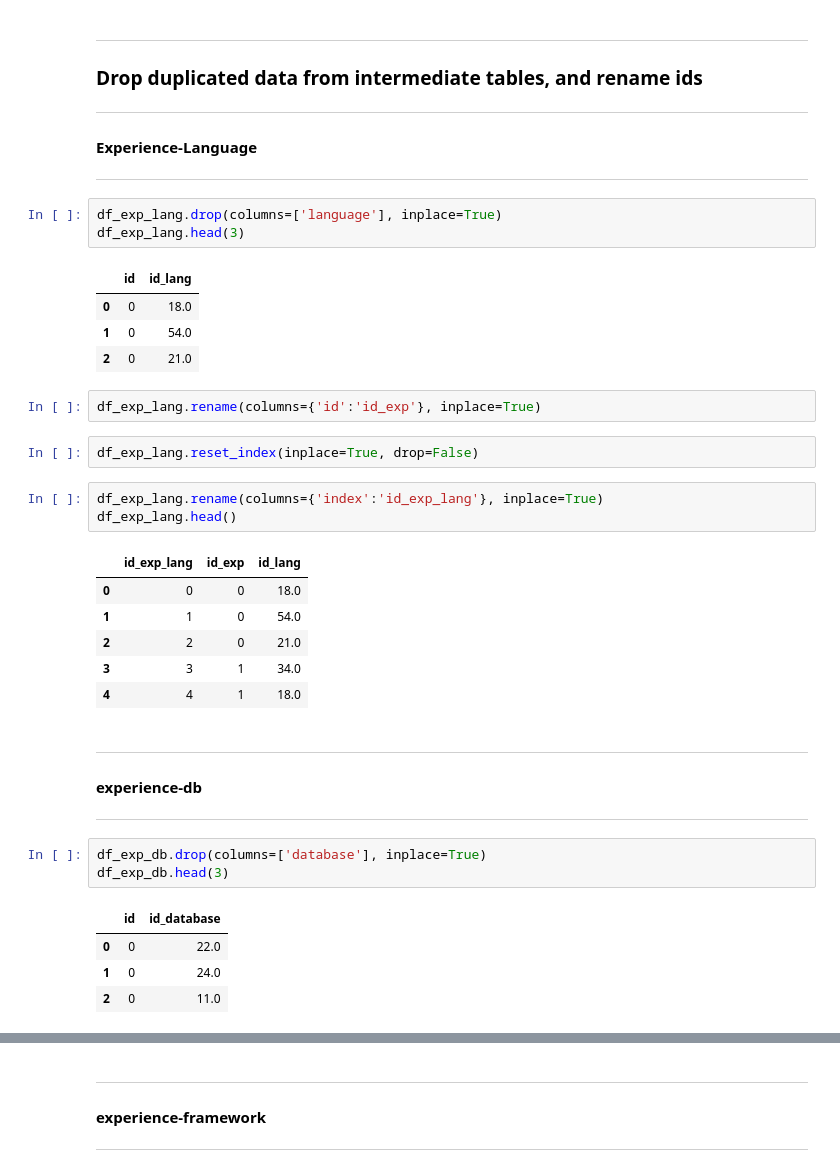
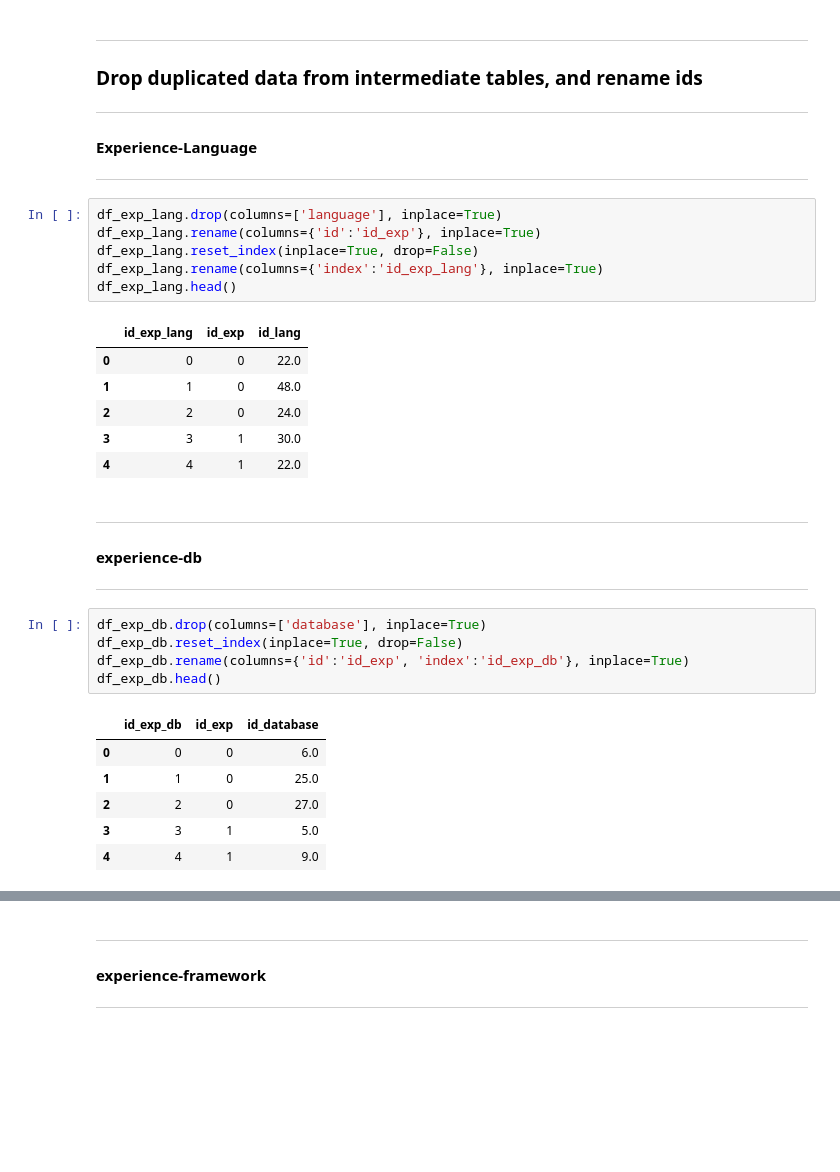
Before and after one commit to PhDNoe/PF_Tendencias_Mercado_Laboral, a Jupyter notebook: tables_for_postgres/get_table.ipynb, the cells around one changed output, grey strips where cells are left out. Cells and saved outputs as stored; diff of their text form; blank space fills up the shorter version.

```diff
--- a/tables_for_postgres/get_table.ipynb
+++ b/tables_for_postgres/get_table.ipynb
@@ -439,28 +476,19 @@ df_exp_platform.head()
 #### Experience-Language
 
 ---
-# %%
-df_exp_lang.drop(columns=['language'], inplace=True)
-df_exp_lang.head(3)
-# %% [output]
-|  | id | id_lang |
-| 0 | 0 | 18.0 |
-| 1 | 0 | 54.0 |
-| 2 | 0 | 21.0 |
-# %%
-df_exp_lang.rename(columns={'id':'id_exp'}, inplace=True)
-# %%
-df_exp_lang.reset_index(inplace=True, drop=False)
 # %%
+df_exp_lang.drop(columns=['language'], inplace=True)
+df_exp_lang.rename(columns={'id':'id_exp'}, inplace=True)
+df_exp_lang.reset_index(inplace=True, drop=False)
 df_exp_lang.rename(columns={'index':'id_exp_lang'}, inplace=True)
 df_exp_lang.head()
 # %% [output]
 |  | id_exp_lang | id_exp | id_lang |
-| 0 | 0 | 0 | 18.0 |
-| 1 | 1 | 0 | 54.0 |
-| 2 | 2 | 0 | 21.0 |
-| 3 | 3 | 1 | 34.0 |
-| 4 | 4 | 1 | 18.0 |
+| 0 | 0 | 0 | 22.0 |
+| 1 | 1 | 0 | 48.0 |
+| 2 | 2 | 0 | 24.0 |
+| 3 | 3 | 1 | 30.0 |
+| 4 | 4 | 1 | 22.0 |
 # %% [markdown]
 ---
 #### experience-db
@@ -468,9 +496,13 @@ df_exp_lang.head()
 ---
 # %%
 df_exp_db.drop(columns=['database'], inplace=True)
-df_exp_db.head(3)
+df_exp_db.reset_index(inplace=True, drop=False)
+df_exp_db.rename(columns={'id':'id_exp', 'index':'id_exp_db'}, inplace=True)
+df_exp_db.head()
 # %% [output]
-|  | id | id_database |
-| 0 | 0 | 22.0 |
-| 1 | 0 | 24.0 |
-| 2 | 0 | 11.0 |
+|  | id_exp_db | id_exp | id_database |
+| 0 | 0 | 0 | 6.0 |
+| 1 | 1 | 0 | 25.0 |
+| 2 | 2 | 0 | 27.0 |
+| 3 | 3 | 1 | 5.0 |
+| 4 | 4 | 1 | 9.0 |
```
Also changed, not shown: parts of 26 cells of this notebook, 14 other files.
